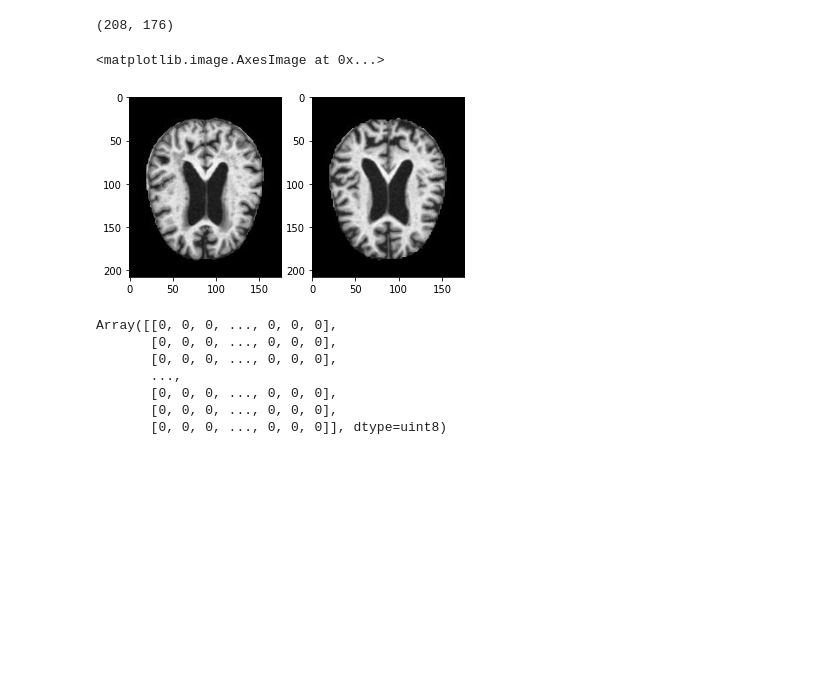
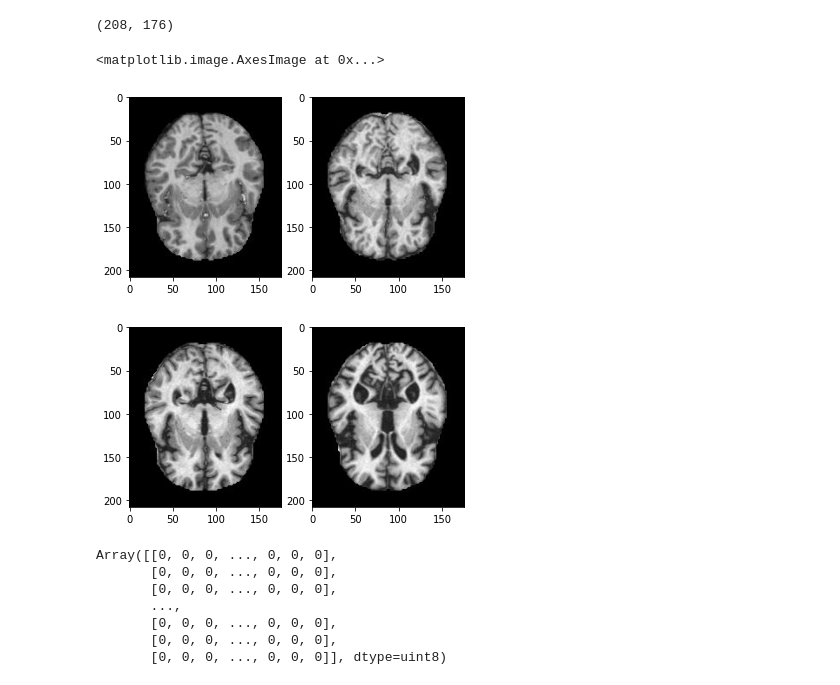
Before and after one commit to katarzyna-kupczyk/alzheimers_final_project, a Jupyter notebook: notebooks/Initial Data Exploration.ipynb, the cells around one changed output. Cells and saved outputs as stored; diff of their text form; code cells hidden in the pictures; blank space fills up the shorter version.

```diff
--- a/notebooks/Initial Data Exploration.ipynb
+++ b/notebooks/Initial Data Exploration.ipynb
@@ -55,17 +55,30 @@ pic.shape
 # %%
 fig, (ax1, ax2) = plt.subplots(1, 2)
 
 
-pic1 = imageio.imread('/Users/LG/code/katarzyna-kupczyk/alzheimers_final_project/raw_data/AlzheimersDataset/train/MildDemented/26 (20).jpg')
+pic3 = imageio.imread('/Users/LG/code/katarzyna-kupczyk/alzheimers_final_project/raw_data/AlzheimersDataset/train/NonDemented/nonDem38.jpg')
+ax1.plot(figsize = (5,5))
+ax1.imshow(pic3, cmap='gray')
+
+pic4 = imageio.imread('/Users/LG/code/katarzyna-kupczyk/alzheimers_final_project/raw_data/AlzheimersDataset/train/VeryMildDemented/verymildDem21.jpg')
+ax2.plot(figsize = (5,5))
+ax2.imshow(pic4, cmap='gray')
+
+
+fig, (ax1, ax2) = plt.subplots(1, 2)
+
+pic1 = imageio.imread('/Users/LG/code/katarzyna-kupczyk/alzheimers_final_project/raw_data/AlzheimersDataset/train/MildDemented/mildDem61.jpg')
 ax1.plot(figsize = (5,5))
 ax1.imshow(pic1, cmap='gray')
 
-pic2 = imageio.imread('/Users/LG/code/katarzyna-kupczyk/alzheimers_final_project/raw_data/AlzheimersDataset/train/ModerateDemented/27 (2).jpg')
+
+pic2 = imageio.imread('/Users/LG/code/katarzyna-kupczyk/alzheimers_final_project/raw_data/AlzheimersDataset/train/ModerateDemented/moderateDem8.jpg')
 ax2.plot(figsize = (5,5))
 ax2.imshow(pic2, cmap='gray')
 # %% [output]
 <matplotlib.image.AxesImage at 0x...>
-[figure, old version]
+[figure, new version]
+[figure, added]
 # %%
 pic1
 # %% [output]
```
Also changed, not shown: 4 other files.
